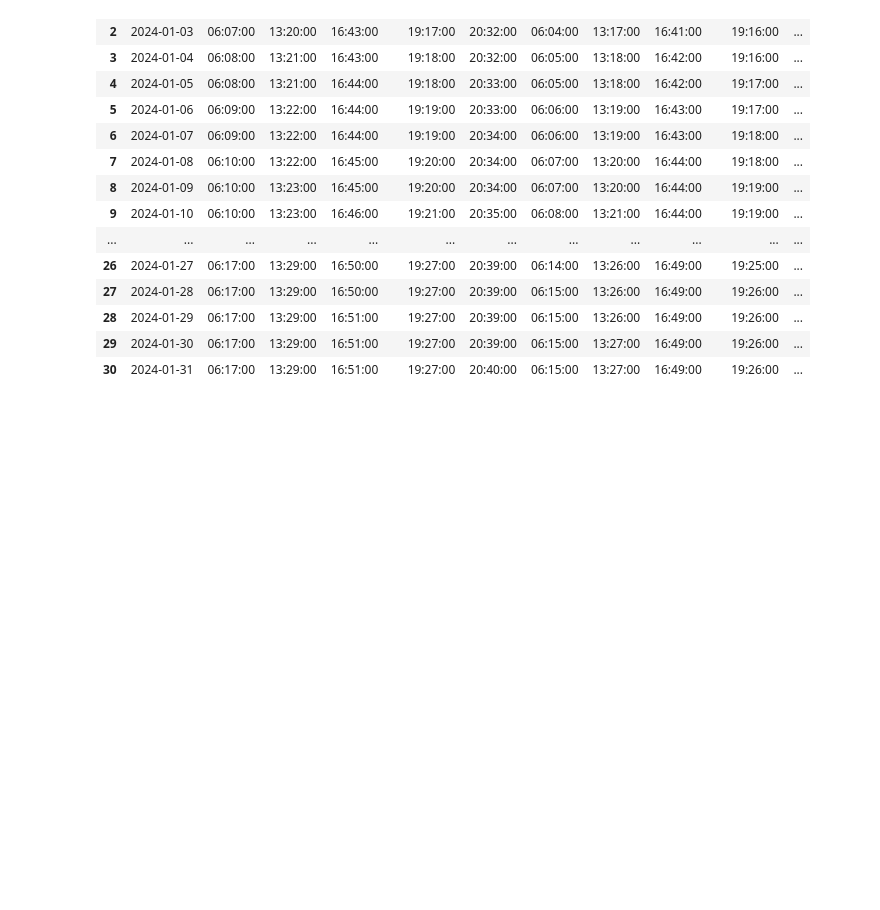
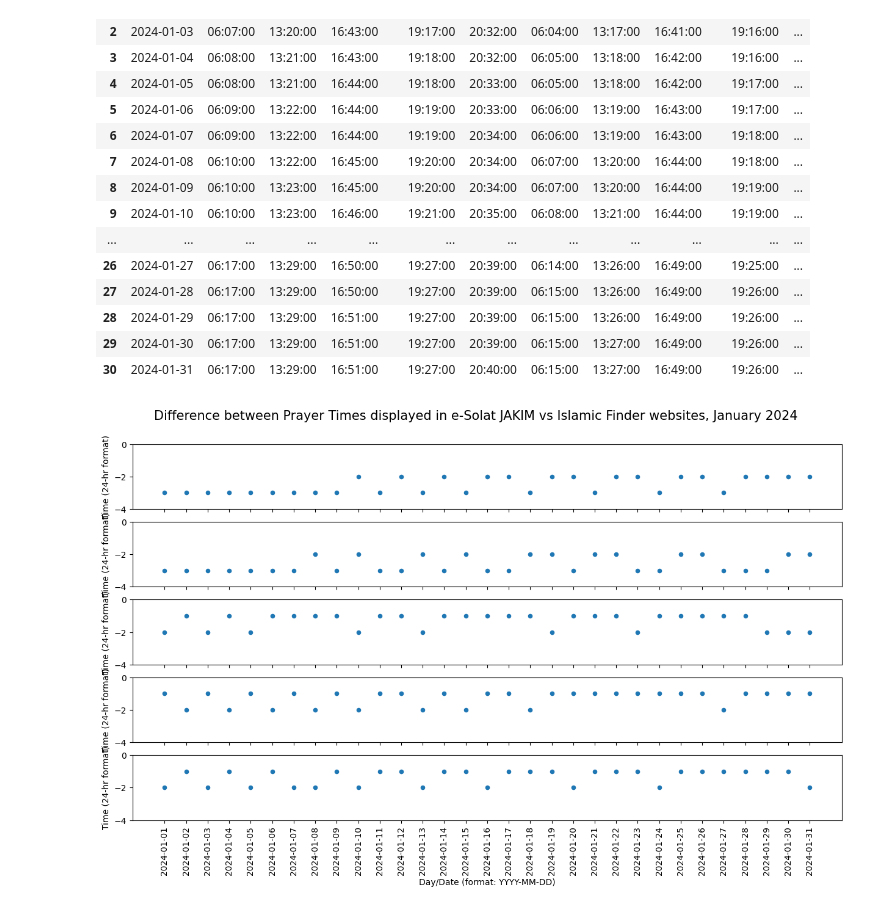
Before and after one commit to azamsuratem/predictprayertimes, a Jupyter notebook: python/objective 1/objective_1.ipynb, the cells around one changed output. Drawn from its saved outputs; the diff is of its cells as text; code cells hidden in the pictures; blank space fills up the shorter version.

Commit message:
done plot time difference in minutes, pending plot time series for prayer times

```diff
--- a/python/objective 1/objective_1.ipynb
+++ b/python/objective 1/objective_1.ipynb
@@ -173,3 +175,23 @@ combined_df
 | 28 | 2024-01-29 | 06:17:00 | 13:29:00 | 16:51:00 | 19:27:00 | 20:39:00 | 06:15:00 | 13:26:00 | 16:49:00 | 19:26:00 | ... |
 | 29 | 2024-01-30 | 06:17:00 | 13:29:00 | 16:51:00 | 19:27:00 | 20:39:00 | 06:15:00 | 13:27:00 | 16:49:00 | 19:26:00 | ... |
 | 30 | 2024-01-31 | 06:17:00 | 13:29:00 | 16:51:00 | 19:27:00 | 20:40:00 | 06:15:00 | 13:27:00 | 16:49:00 | 19:26:00 | ... |
+# %%
+f1, ax1 = plt.subplots(nrows=5, ncols=1, sharex=True, figsize=(15,8))
+plt.suptitle("Difference between Prayer Times displayed in e-Solat JAKIM vs Islamic Finder websites, January 2024", fontsize=15, y=0.95)
+xticks = pd.date_range(combined_df["time_date"][0], combined_df["time_date"][30]).to_pydatetime()
+
+combined_df.plot(x="time_date", y="fajr_1_2", kind="scatter", ax=ax1[0], color="C0")
+combined_df.plot(x="time_date", y="zuhr_1_2", kind="scatter", ax=ax1[1], color="C0")
+combined_df.plot(x="time_date", y="asr_1_2", kind="scatter", ax=ax1[2],  color="C0")
+combined_df.plot(x="time_date", y="maghrib_1_2", kind="scatter", ax=ax1[3], color="C0")
+combined_df.plot(x="time_date", y="isha_1_2", kind="scatter", ax=ax1[4], color="C0", xticks=xticks)
+
+for j in range(5):
+    ax1[j].set_ylabel("Time (24-hr format)")
+    ax1[j].set_ylim(-4,0)
+
+ax1[4].set_xlabel("Day/Date (format: YYYY-MM-DD)")
+plt.xticks(rotation=90)
+plt.show()
+# %% [output]
+[figure, added]
```
Also changed, not shown: parts of 2 cells of this notebook.
